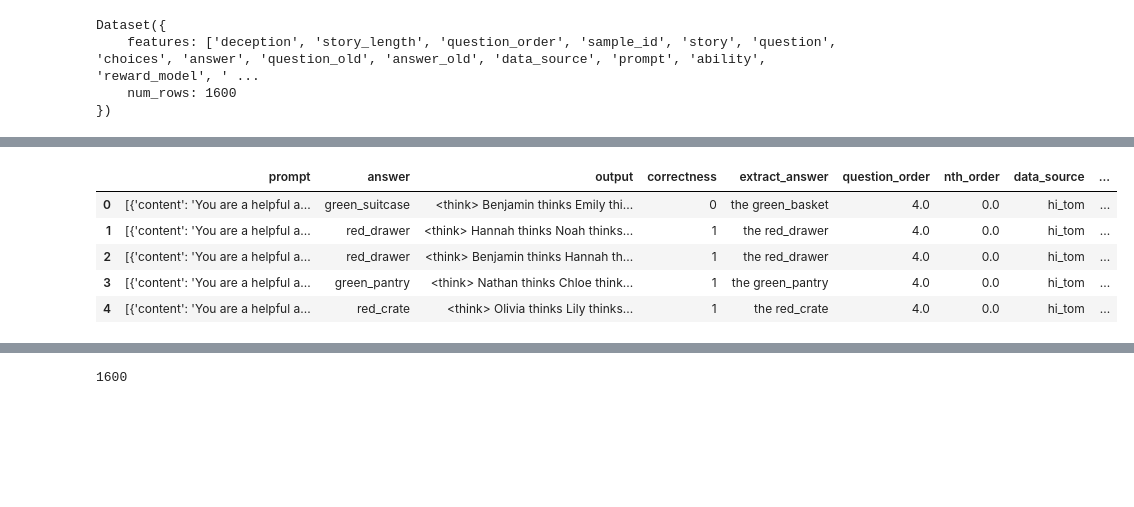
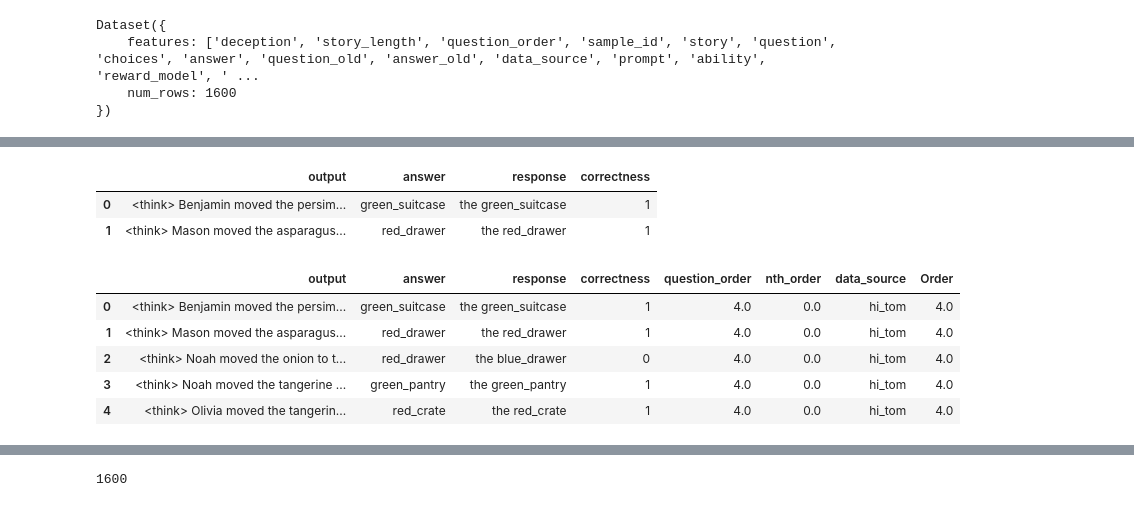
Before and after one commit to zhebushipinyin/Tom-RL, a Jupyter notebook: SimpleGRPO/Evaluation copy.ipynb, the cells around one changed output, grey strips where cells are left out. Saved outputs shown, nothing was run; the diff lists cells and outputs as text; code cells hidden in the pictures; blank space fills up the shorter version.

```diff
--- a/SimpleGRPO/Evaluation copy.ipynb
+++ b/SimpleGRPO/Evaluation copy.ipynb
@@ -187,15 +207,23 @@ Correct: 0.55
+# %%
+df = pd.read_csv('data/results/test_results/HI_test.csv')
+df.head(2)
+# %% [output]
+|  | output | answer | response | correctness |
+| 0 | <think> Benjamin moved the persim... | green_suitcase | the green_suitcase | 1 |
+| 1 | <think> Mason moved the asparagus... | red_drawer | the red_drawer | 1 |
 # %%
-dfrt = pd.DataFrame(test_results)
+#dfrt = pd.DataFrame(test_results)
+dfrt=df.copy()
 dfrt['question_order']=testset['question_order']
 dfrt['nth_order']=testset['nth_order']
 dfrt['data_source']=testset['data_source']
 dfrt = dfrt.fillna(0)
 dfrt['Order']=dfrt.nth_order+dfrt.question_order
 dfrt.head()
 # %% [output]
-|  | prompt | answer | output | correctness | extract_answer | question_order | nth_order | data_source | ... |
-| 0 | [{'content': 'You are a helpful a... | green_suitcase | <think> Benjamin thinks Emily thi... | 0 | the green_basket | 4.0 | 0.0 | hi_tom | ... |
-| 1 | [{'content': 'You are a helpful a... | red_drawer | <think> Hannah thinks Noah thinks... | 1 | the red_drawer | 4.0 | 0.0 | hi_tom | ... |
-| 2 | [{'content': 'You are a helpful a... | red_drawer | <think> Benjamin thinks Hannah th... | 1 | the red_drawer | 4.0 | 0.0 | hi_tom | ... |
-| 3 | [{'content': 'You are a helpful a... | green_pantry | <think> Nathan thinks Chloe think... | 1 | the green_pantry | 4.0 | 0.0 | hi_tom | ... |
-| 4 | [{'content': 'You are a helpful a... | red_crate | <think> Olivia thinks Lily thinks... | 1 | the red_crate | 4.0 | 0.0 | hi_tom | ... |
+|  | output | answer | response | correctness | question_order | nth_order | data_source | Order |
+| 0 | <think> Benjamin moved the persim... | green_suitcase | the green_suitcase | 1 | 4.0 | 0.0 | hi_tom | 4.0 |
+| 1 | <think> Mason moved the asparagus... | red_drawer | the red_drawer | 1 | 4.0 | 0.0 | hi_tom | 4.0 |
+| 2 | <think> Noah moved the onion to t... | red_drawer | the blue_drawer | 0 | 4.0 | 0.0 | hi_tom | 4.0 |
+| 3 | <think> Noah moved the tangerine ... | green_pantry | the green_pantry | 1 | 4.0 | 0.0 | hi_tom | 4.0 |
+| 4 | <think> Olivia moved the tangerin... | red_crate | the red_crate | 1 | 4.0 | 0.0 | hi_tom | 4.0 |
```
Also changed, not shown: parts of 89 cells of this notebook, 22 other files.
